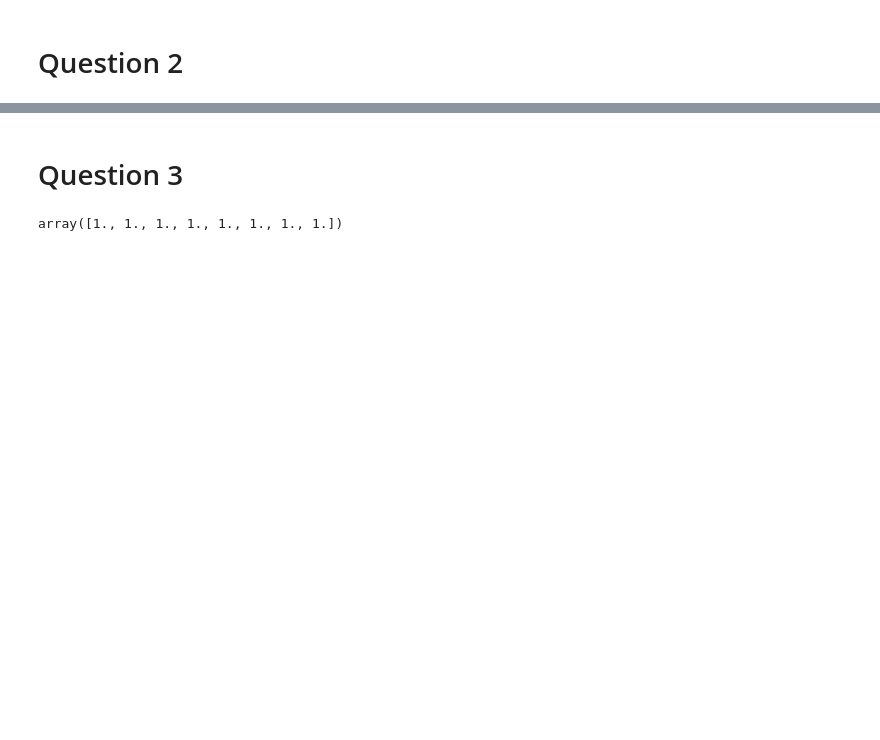
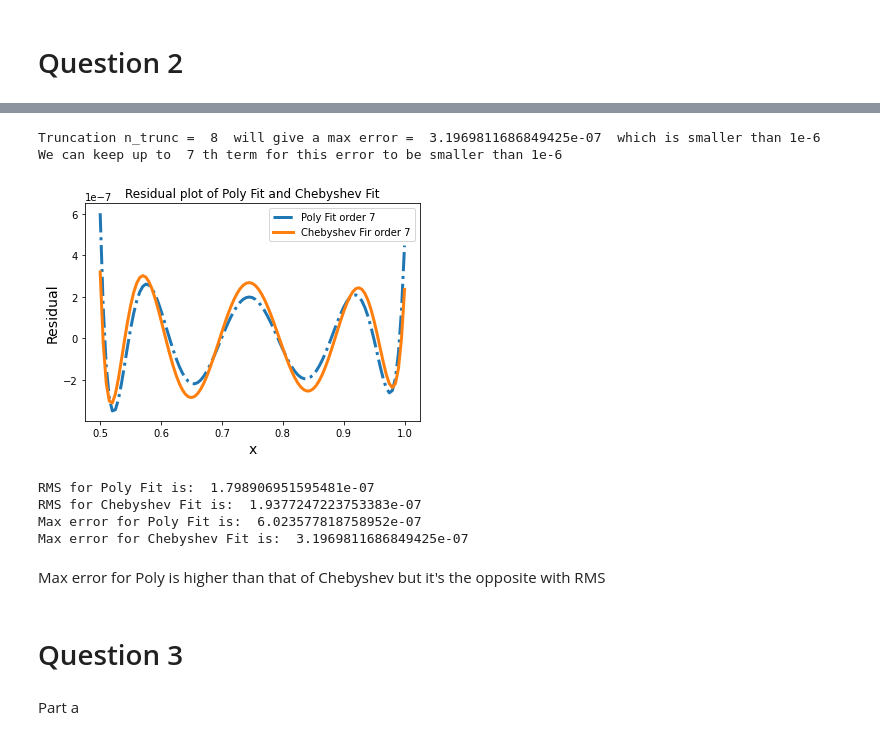
Before and after one commit to anvuong98/PHYS512_AnVuong, a Jupyter notebook: Assignment 2.ipynb, the cells around one changed output, grey strips where cells are left out. Cells and saved outputs as stored; diff of their text form; code cells hidden in the pictures; blank space fills up the shorter version.

```diff
--- a/Assignment 2.ipynb
+++ b/Assignment 2.ipynb
@@ -118,3 +120,68 @@ for i in range(5):
+# %%
+# Stole this from class
+def fitting(x, A):
+    U, S, V = np.linalg.svd(A,0)
+    S = np.diag(1/S)
+    fitp = V.T@S@U.T@x
+    return fitp
+# %%
+# Now do the Chebyshev
+x = np.linspace(0.5, 1, 101)
+y = np.log2(x)
+order = 50
+A = cheb_mat_uniform(x, order)
+param = fitting(y, A) # fitting parameter
+pred = np.dot(A, param)
+# %%
+# Truncated Chebyshev
+n_trunc = 1
+y_cheb = A[:,:n_trunc]@param[:n_trunc] # Calculate our prediction using this truncated Chebyshev
+while abs(max(y_cheb - y)) > 1e-6 and n_trunc < order:
+    n_trunc = n_trunc + 1
+    y_cheb = A[:,:n_trunc]@param[:n_trunc]
+# %%
+print('Truncation n_trunc = ', n_trunc, ' will give a max error = ', abs(max(y_cheb - y)),
+      ' which is smaller than 1e-6')
+print('We can keep up to ', n_trunc - 1, 'th term for this error to be smaller than 1e-6')
+# %% [output]
+Truncation n_trunc =  8  will give a max error =  3.1969811686849425e-07  which is smaller than 1e-6
+We can keep up to  7 th term for this error to be smaller than 1e-6
+# %%
+# Poly Fit
+coeffs = np.polyfit(x, y, n_trunc - 1)
+coeffs = coeffs[::-1] # Have to reverse it because the coefficients are going from high to low order
+y_poly = 0
+for i in range(len(coeffs)):
+    y_poly = y_poly + coeffs[i]*x**i
+# %%
+# Comparing Poly Fit and Truncated Chebyshev
+err_poly = y_poly - y
+err_cheb = y_cheb - y
+plt.plot(x, err_poly, '-.', label = 'Poly Fit order 7', linewidth = 3)
+plt.plot(x, err_cheb, label = 'Chebyshev Fir order 7', linewidth = 3)
+plt.legend()
+plt.title('Residual plot of Poly Fit and Chebyshev Fit')
+plt.xlabel('x', fontsize = 14)
+plt.ylabel('Residual', fontsize = 14)
+plt.show()
+# %% [output]
+[figure, added]
+# %%
+std_poly = np.std(err_poly)
+std_cheb = np.std(err_cheb)
+max_err_poly = max(abs(err_poly))
+max_err_cheb = max(abs(err_cheb))
+print('RMS for Poly Fit is: ', std_poly)
+print('RMS for Chebyshev Fit is: ', std_cheb)
+print('Max error for Poly Fit is: ', max_err_poly)
+print('Max error for Chebyshev Fit is: ', max_err_cheb)
+# %% [output]
+RMS for Poly Fit is:  1.798906951595481e-07
+RMS for Chebyshev Fit is:  1.9377247223753383e-07
+Max error for Poly Fit is:  6.023577818758952e-07
+Max error for Chebyshev Fit is:  3.1969811686849425e-07
+# %% [markdown]
+Max error for Poly is higher than that of Chebyshev but it's the opposite with RMS
 # %% [markdown]
 # Question 3
 # %%
@@ -136,4 +204,6 @@ def decay(x, y):
 # Value of y
 y0 = np.asarray(np.zeros(15))
 y0[0] = 1
+# %% [markdown]
+Part a
 # %%
@@ -143,4 +214,3 @@ ans = integrate.solve_ivp(decay, [t0, t1], y0, Method = "Randau")
 # %%
-ans.y[0,:] # This is the time evolution of U238
+u238 = ansA.y[0,:] # This is the time evolution of U238
+pb208 = ansA.y[-1,:] # This is the time evolution of Pb208
-# %% [output]
-array([1., 1., 1., 1., 1., 1., 1., 1.])
```
Also changed, not shown: parts of 20 cells of this notebook.
